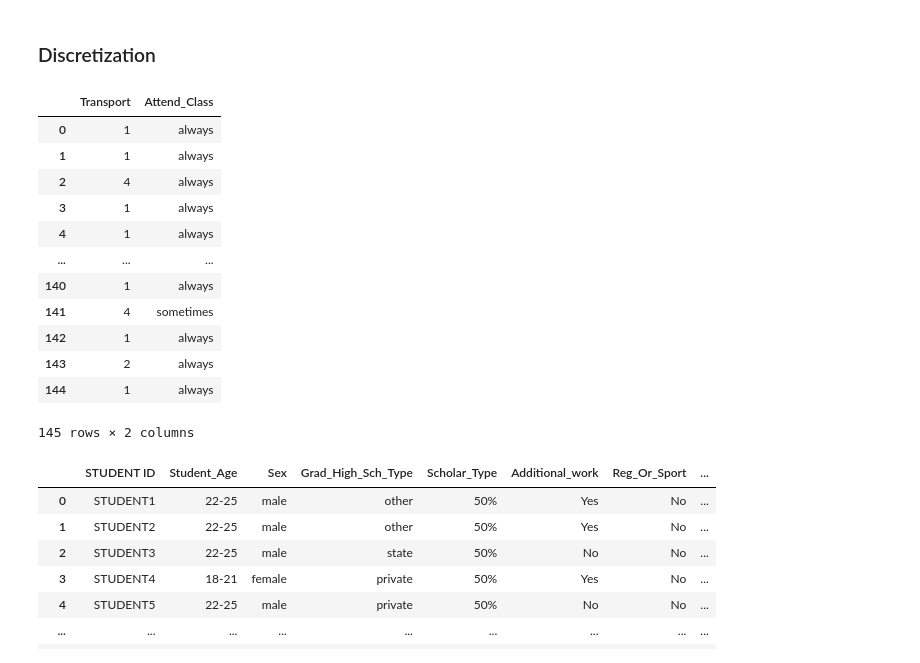
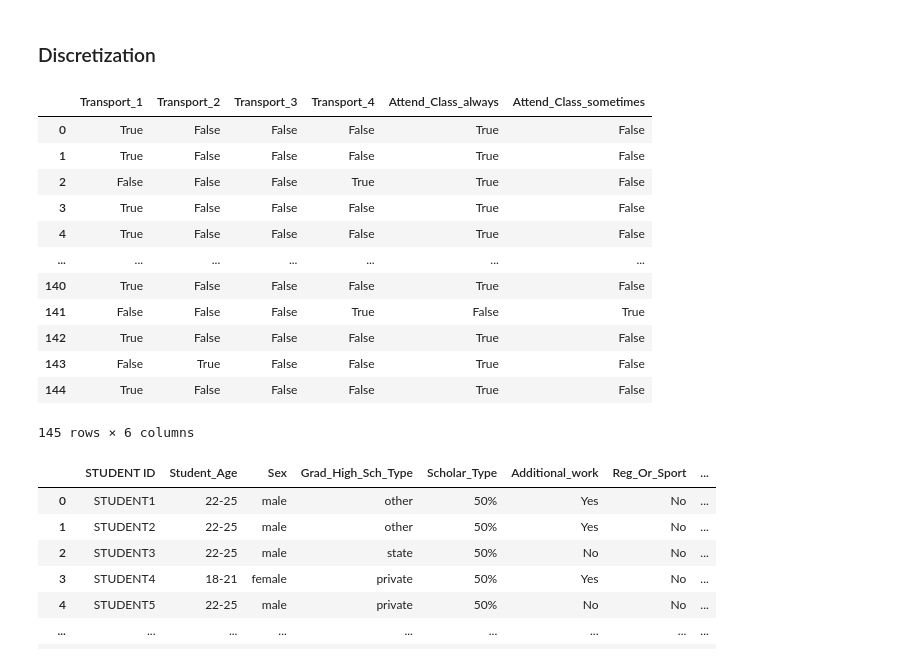
Before and after one commit to waiee/Higher-Education-Students-Performance-Evaluation---Association-Rule-Mining, a Jupyter notebook: test.ipynb, the cells around one changed output. Saved outputs shown, nothing was run; the diff lists cells and outputs as text; code cells hidden in the pictures.

```diff
--- a/test.ipynb
+++ b/test.ipynb
@@ -334,21 +334,22 @@ display(final_df)
 # %%
 col = ['Transport','Attend_Class']
 newfinal_df = final_df[col].copy()
-display(newfinal_df)
+newfinaldf_encode = pd.get_dummies(newfinal_df, columns=col)
+display(newfinaldf_encode)
 # %% [output]
-|  | Transport | Attend_Class |
-| 0 | 1 | always |
-| 1 | 1 | always |
-| 2 | 4 | always |
-| 3 | 1 | always |
-| 4 | 1 | always |
-| ... | ... | ... |
-| 140 | 1 | always |
-| 141 | 4 | sometimes |
-| 142 | 1 | always |
-| 143 | 2 | always |
-| 144 | 1 | always |
+|  | Transport_1 | Transport_2 | Transport_3 | Transport_4 | Attend_Class_always | Attend_Class_sometimes |
+| 0 | True | False | False | False | True | False |
+| 1 | True | False | False | False | True | False |
+| 2 | False | False | False | True | True | False |
+| 3 | True | False | False | False | True | False |
+| 4 | True | False | False | False | True | False |
+| ... | ... | ... | ... | ... | ... | ... |
+| 140 | True | False | False | False | True | False |
+| 141 | False | False | False | True | False | True |
+| 142 | True | False | False | False | True | False |
+| 143 | False | True | False | False | True | False |
+| 144 | True | False | False | False | True | False |
-145 rows × 2 columns
+145 rows × 6 columns
 # %%
 # %% [output]
 |  | STUDENT ID | Student_Age | Sex | Grad_High_Sch_Type | Scholar_Type | Additional_work | Reg_Or_Sport | ... |
```
